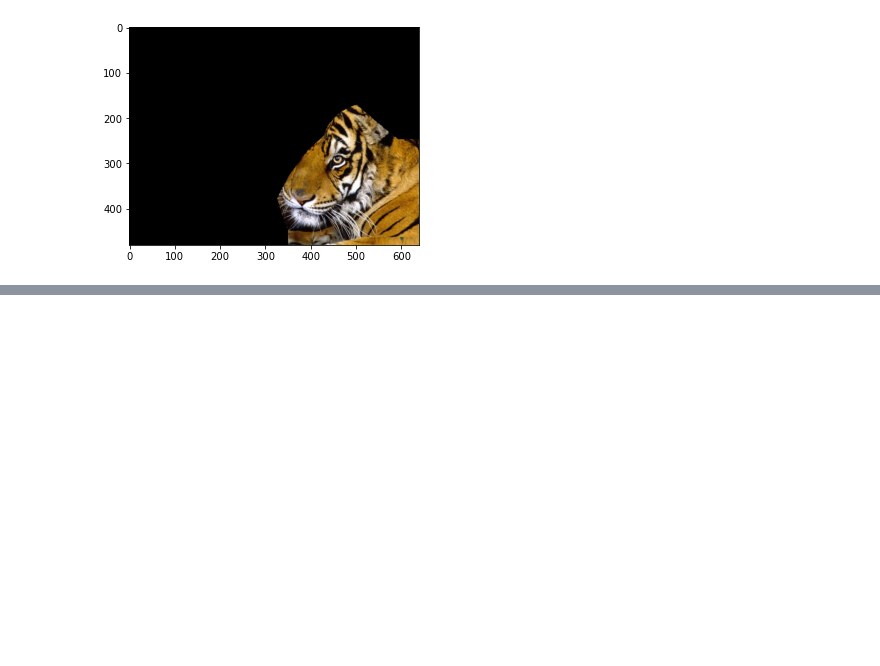
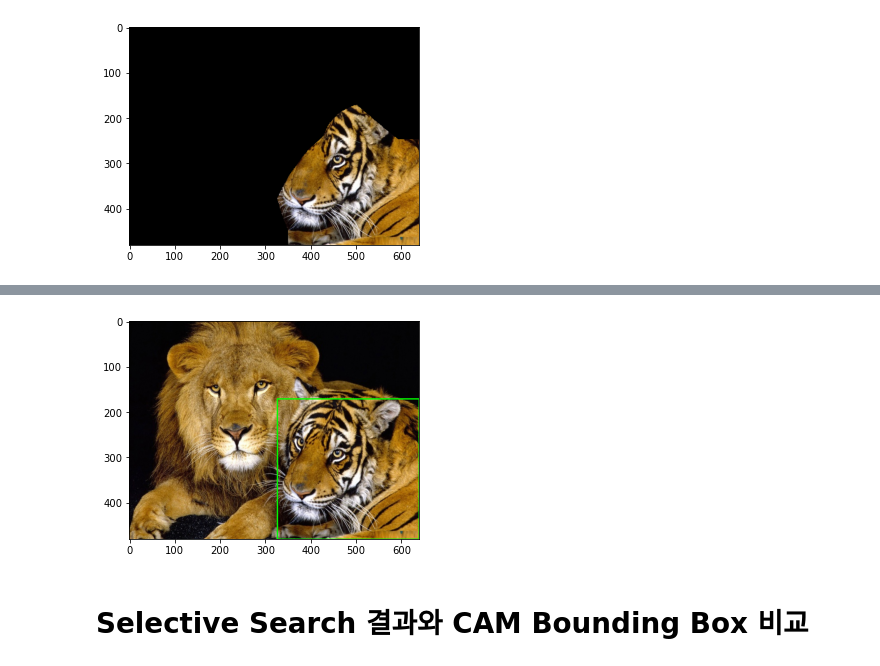
Before and after one commit to kjh107704/R-CNN, a Jupyter notebook: Selective Search/Selective Search based on CAM result.ipynb, the cells around one changed output, grey strips where cells are left out. Drawn from its saved outputs; the diff is of its cells as text; code cells hidden in the pictures; blank space fills up the shorter version.

```diff
--- a/Selective Search/Selective Search based on CAM result.ipynb
+++ b/Selective Search/Selective Search based on CAM result.ipynb
@@ -89,0 +106,7 @@ showMaskedRegion(img, gray_map)
+# %%
+def drawBoundingBox(bounding_box, img):
+    tmp_img = img.copy()
+    for x, y, w, h in bounding_box:
+        cv2.rectangle(tmp_img, (x, y), (x + w, y + h), (0, 255, 0), 2)
+
+    plt.imshow(cv2.cvtColor(tmp_img, cv2.COLOR_BGR2RGB))
@@ -89,0 +134,8 @@ showMaskedRegion(img, gray_map)
+# %%
+bounding_box = getBoundingBox(gray_map)
+
+drawBoundingBox(bounding_box, img)
+# %% [output]
+[figure, added]
+# %% [markdown]
+# Selective Search 결과와 CAM Bounding Box 비교
```
Also changed, not shown: parts of 6 cells of this notebook, 1 other file.
